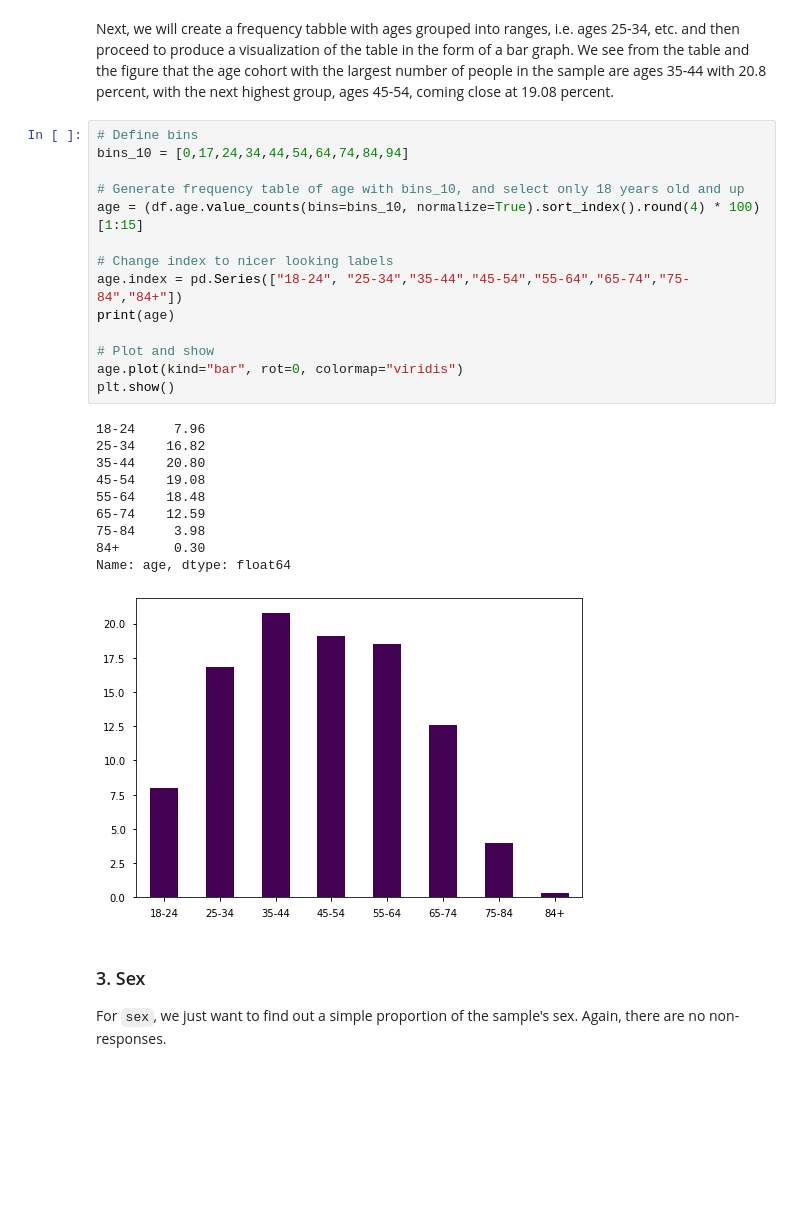
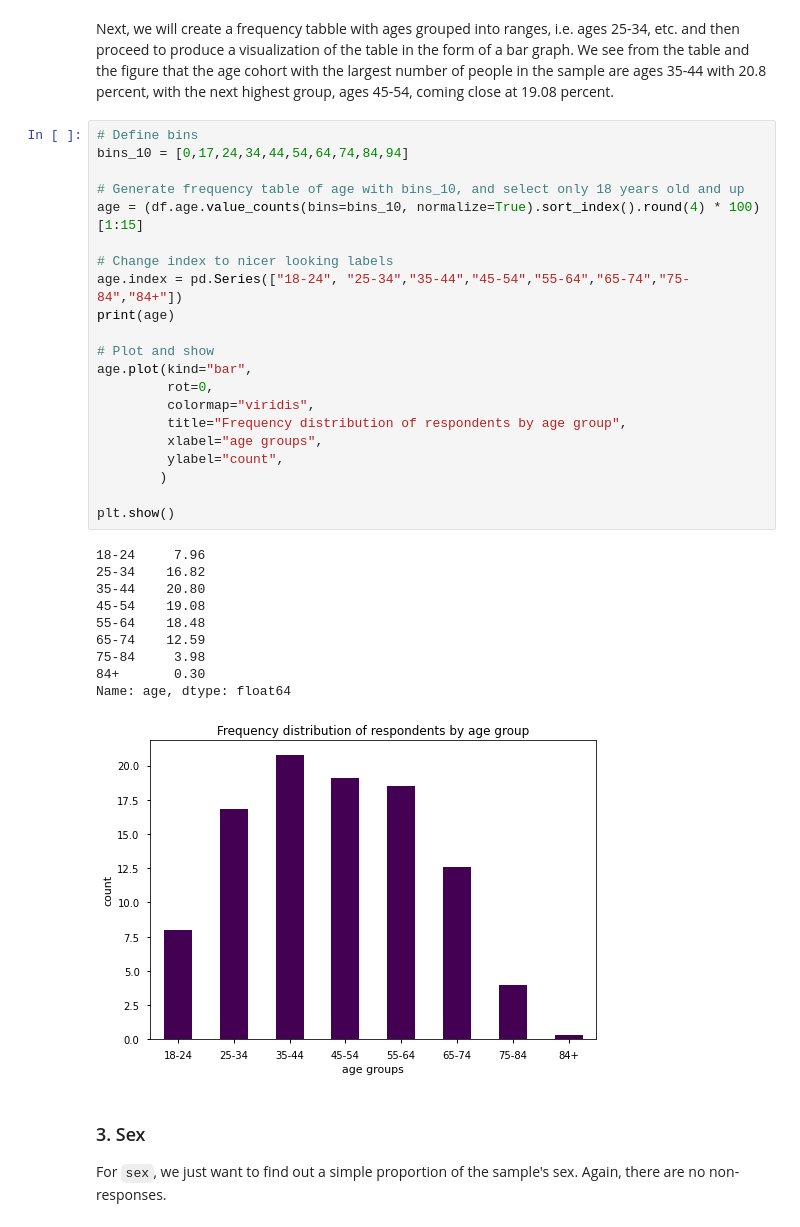
Before and after one commit to efvaldez1/datascienceproject-group5, a Jupyter notebook: Profiling.ipynb, the cells around one changed output. Cells and saved outputs as stored; diff of their text form; blank space fills up the shorter version.

Commit message:
added titles, labels to figures

```diff
--- a/Profiling.ipynb
+++ b/Profiling.ipynb
@@ -119,28 +119,35 @@ Next, we will create a frequency tabble with ages grouped into ranges, i.e. ages
 # %%
 # Define bins
 bins_10 = [0,17,24,34,44,54,64,74,84,94]
 
 # Generate frequency table of age with bins_10, and select only 18 years old and up
 age = (df.age.value_counts(bins=bins_10, normalize=True).sort_index().round(4) * 100)[1:15]
 
 # Change index to nicer looking labels
 age.index = pd.Series(["18-24", "25-34","35-44","45-54","55-64","65-74","75-84","84+"])
 print(age)
 
 # Plot and show
-age.plot(kind="bar", rot=0, colormap="viridis")
+age.plot(kind="bar",
+         rot=0,
+         colormap="viridis",
+         title="Frequency distribution of respondents by age group",
+         xlabel="age groups",
+         ylabel="count",
+        )
+
 plt.show()
 # %% [output]
 18-24     7.96
 25-34    16.82
 35-44    20.80
 45-54    19.08
 55-64    18.48
 65-74    12.59
 75-84     3.98
 84+       0.30
 Name: age, dtype: float64
-[figure, old version]
+[figure, new version]
 # %% [markdown]
 ### 3. Sex
 
```
Also changed, not shown: parts of 2 cells of this notebook.
